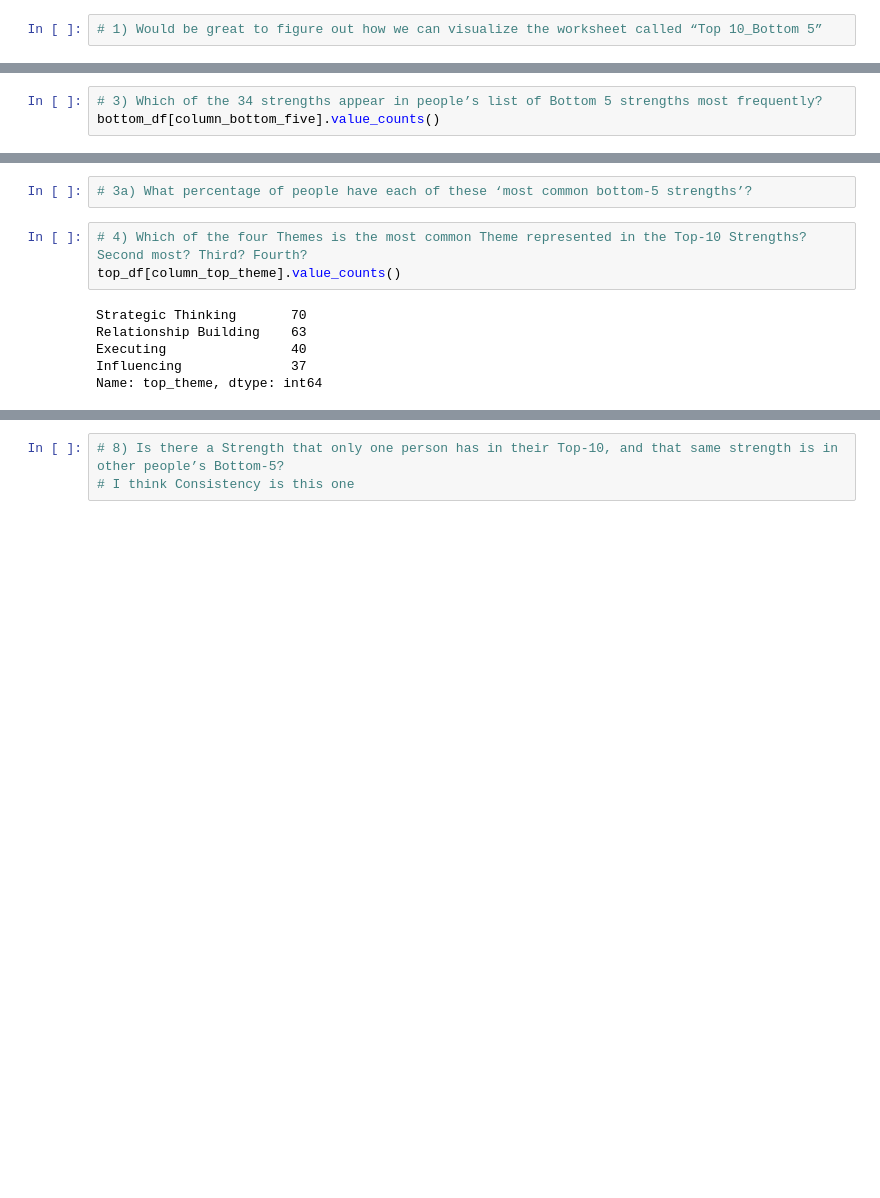
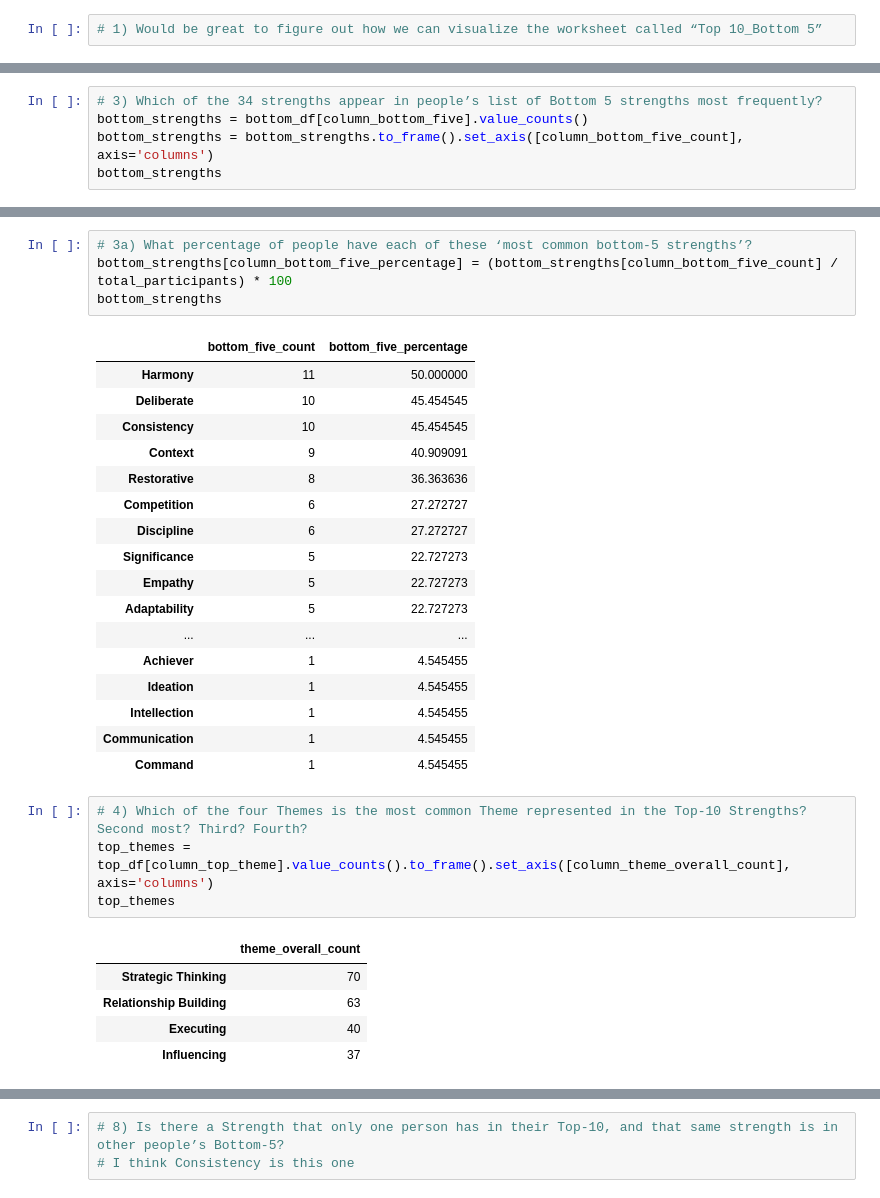
Before and after one commit to michael-brittlebank/strengthsfinder-analysis, a Jupyter notebook: main.ipynb, the cells around one changed output, grey strips where cells are left out. Cells and saved outputs as stored; diff of their text form; blank space fills up the shorter version.

```diff
--- a/main.ipynb
+++ b/main.ipynb
@@ -148,4 +189,6 @@ Name: top_ten, dtype: int64
 # %%
 # 3) Which of the 34 strengths appear in people’s list of Bottom 5 strengths most frequently?
-bottom_df[column_bottom_five].value_counts()
+bottom_strengths = bottom_df[column_bottom_five].value_counts()
+bottom_strengths = bottom_strengths.to_frame().set_axis([column_bottom_five_count], axis='columns')
+bottom_strengths
 # %% [output]
@@ -169,13 +212,34 @@ Name: bottom_five, dtype: int64
 # %%
 # 3a) What percentage of people have each of these ‘most common bottom-5 strengths’?
+bottom_strengths[column_bottom_five_percentage] = (bottom_strengths[column_bottom_five_count] / total_participants) * 100
+bottom_strengths
+# %% [output]
+|  | bottom_five_count | bottom_five_percentage |
+| Harmony | 11 | 50.000000 |
+| Deliberate | 10 | 45.454545 |
+| Consistency | 10 | 45.454545 |
+| Context | 9 | 40.909091 |
+| Restorative | 8 | 36.363636 |
+| Competition | 6 | 27.272727 |
+| Discipline | 6 | 27.272727 |
+| Significance | 5 | 22.727273 |
+| Empathy | 5 | 22.727273 |
+| Adaptability | 5 | 22.727273 |
+| ... | ... | ... |
+| Achiever | 1 | 4.545455 |
+| Ideation | 1 | 4.545455 |
+| Intellection | 1 | 4.545455 |
+| Communication | 1 | 4.545455 |
+| Command | 1 | 4.545455 |
 # %%
 # 4) Which of the four Themes is the most common Theme represented in the Top-10 Strengths? Second most? Third? Fourth?
-top_df[column_top_theme].value_counts()
+top_themes = top_df[column_top_theme].value_counts().to_frame().set_axis([column_theme_overall_count], axis='columns')
+top_themes
 # %% [output]
-Strategic Thinking       70
-Relationship Building    63
-Executing                40
-Influencing              37
-Name: top_theme, dtype: int64
+|  | theme_overall_count |
+| Strategic Thinking | 70 |
+| Relationship Building | 63 |
+| Executing | 40 |
+| Influencing | 37 |
 # %%
 # 4a) How many people have each theme represented?
```
Also changed, not shown: parts of 21 cells of this notebook.
